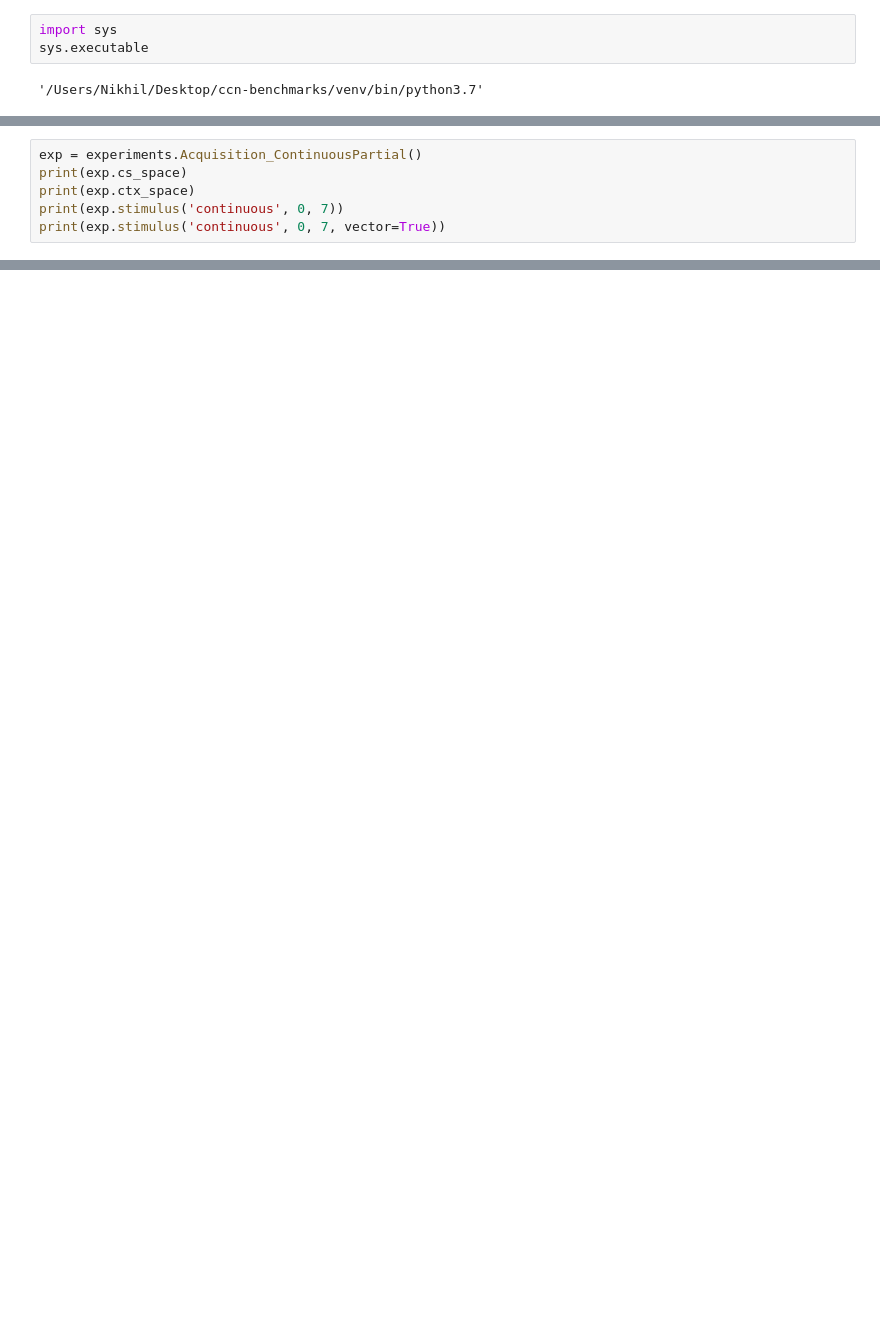
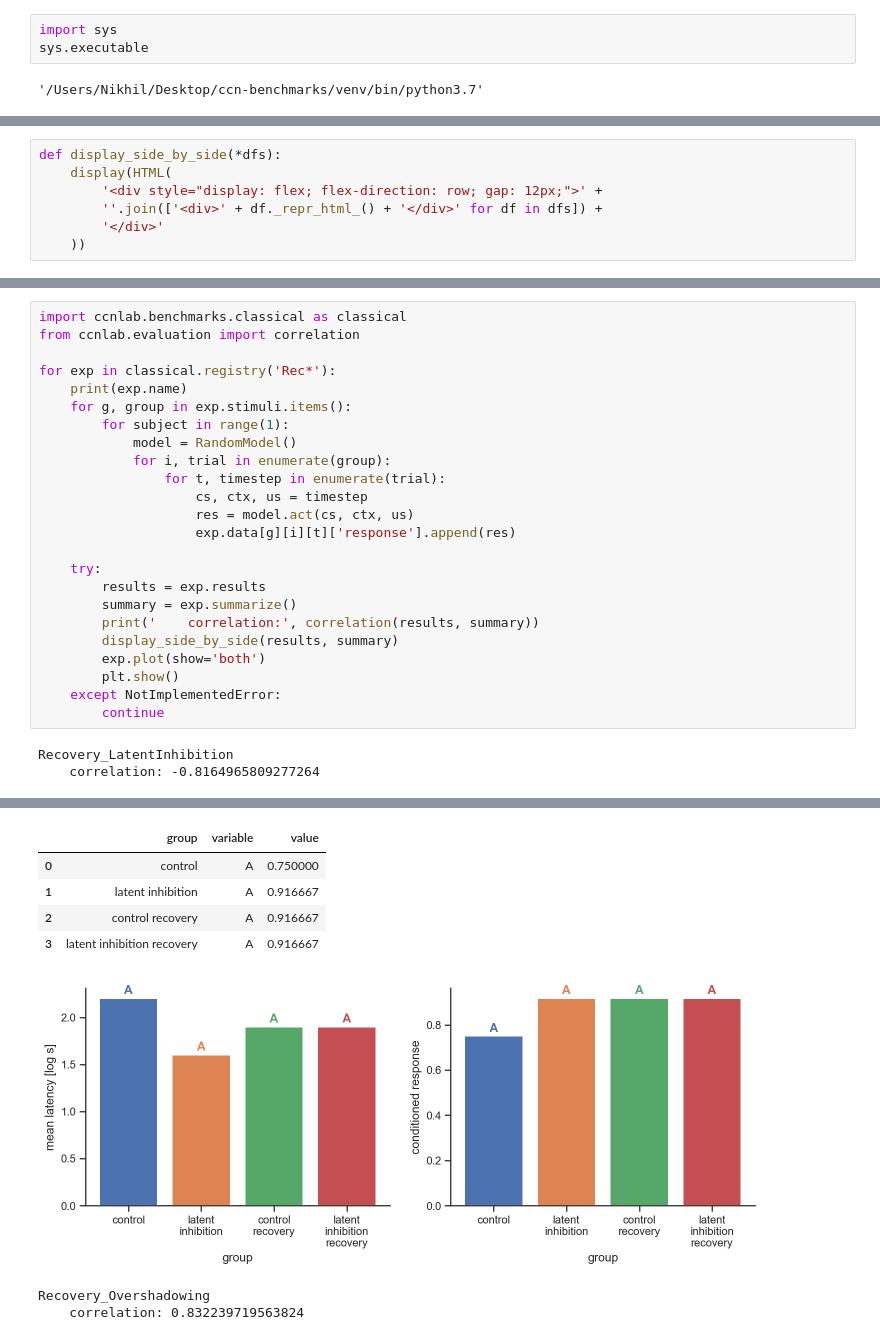
Before and after one commit to nikhilxb/ccnlab, a Jupyter notebook: ClassicalConditioning.ipynb, the cells around one changed output, grey strips where cells are left out. Saved outputs shown, nothing was run; the diff lists cells and outputs as text; blank space fills up the shorter version.

Commit message:
First pass on experiment impl
- Extract code from Jupyter notebook into library
- Implement experiments

```diff
--- a/ClassicalConditioning.ipynb
+++ b/ClassicalConditioning.ipynb
@@ -605,6 +8,0 @@ experiments.Acquisition_ContinuousPartial()
-# %%
-exp = experiments.Acquisition_ContinuousPartial()
-print(exp.cs_space)
-print(exp.ctx_space)
-print(exp.stimulus('continuous', 0, 7))
-print(exp.stimulus('continuous', 0, 7, vector=True))
@@ -999,0 +21,7 @@ Generalization_NovelVsInhibitor
+# %%
+def display_side_by_side(*dfs):
+    display(HTML(
+        '<div style="display: flex; flex-direction: row; gap: 12px;">' +
+        ''.join(['<div>' + df._repr_html_() + '</div>' for df in dfs]) +
+        '</div>'
+    ))
@@ -999,0 +61,27 @@ Generalization_NovelVsInhibitor
+# %%
+import ccnlab.benchmarks.classical as classical
+from ccnlab.evaluation import correlation
+
+for exp in classical.registry('Rec*'):
+    print(exp.name)
+    for g, group in exp.stimuli.items():
+        for subject in range(1):
+            model = RandomModel()
+            for i, trial in enumerate(group):
+                for t, timestep in enumerate(trial):
+                    cs, ctx, us = timestep
+                    res = model.act(cs, ctx, us)
+                    exp.data[g][i][t]['response'].append(res)
+
+    try:
+        results = exp.results
+        summary = exp.summarize()
+        print('    correlation:', correlation(results, summary))
+        display_side_by_side(results, summary)
+        exp.plot(show='both')
+        plt.show()
+    except NotImplementedError:
+        continue
+# %% [output]
+Recovery_LatentInhibition
+    correlation: -0.8164965809277264
@@ -999,0 +93,8 @@ Generalization_NovelVsInhibitor
+|  | group | variable | value |
+| 0 | control | A | 0.750000 |
+| 1 | latent inhibition | A | 0.916667 |
+| 2 | control recovery | A | 0.916667 |
+| 3 | latent inhibition recovery | A | 0.916667 |
+[figure, added]
+Recovery_Overshadowing
+    correlation: 0.832239719563824
```
Also changed, not shown: parts of 45 cells of this notebook, 21 other files.
